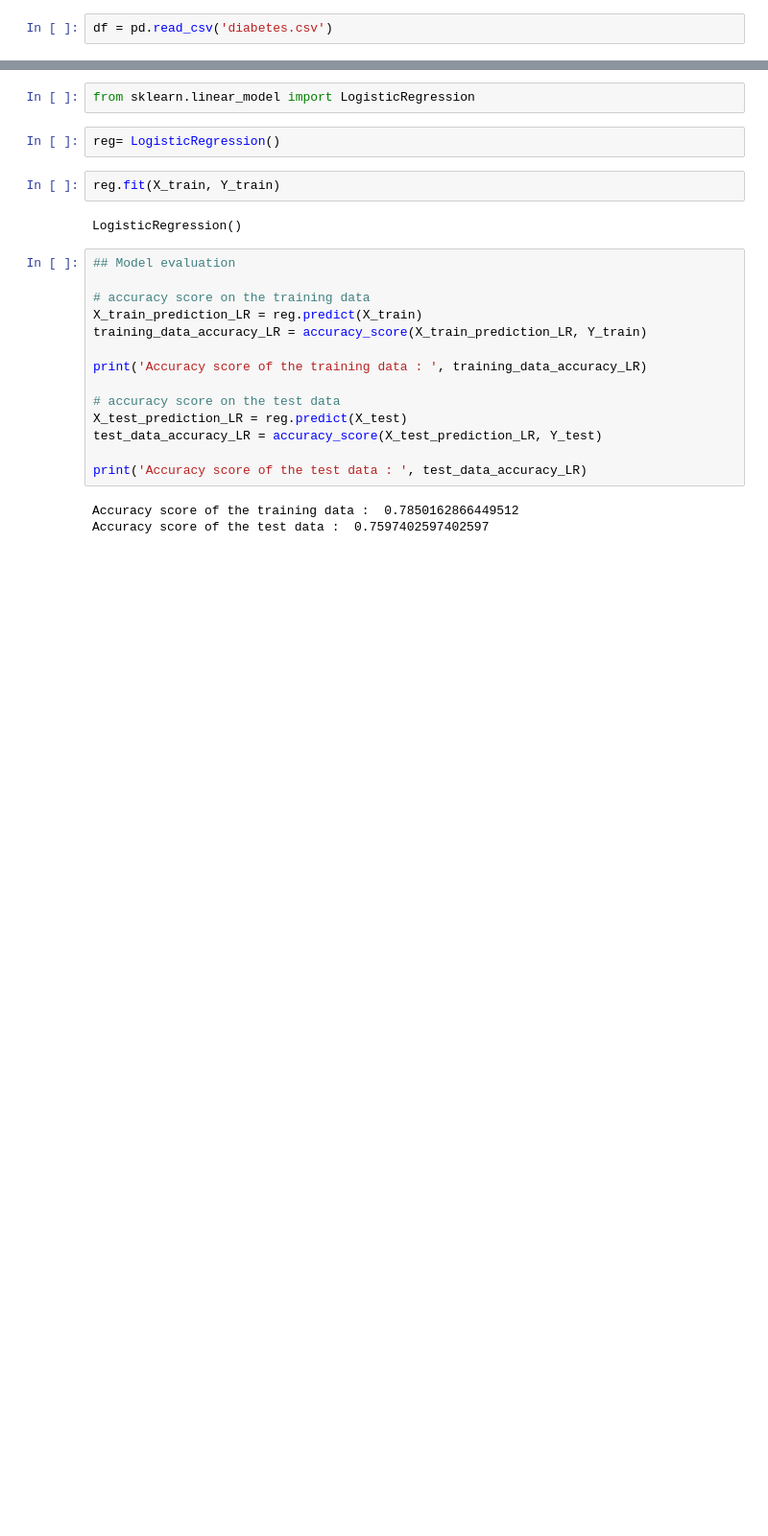
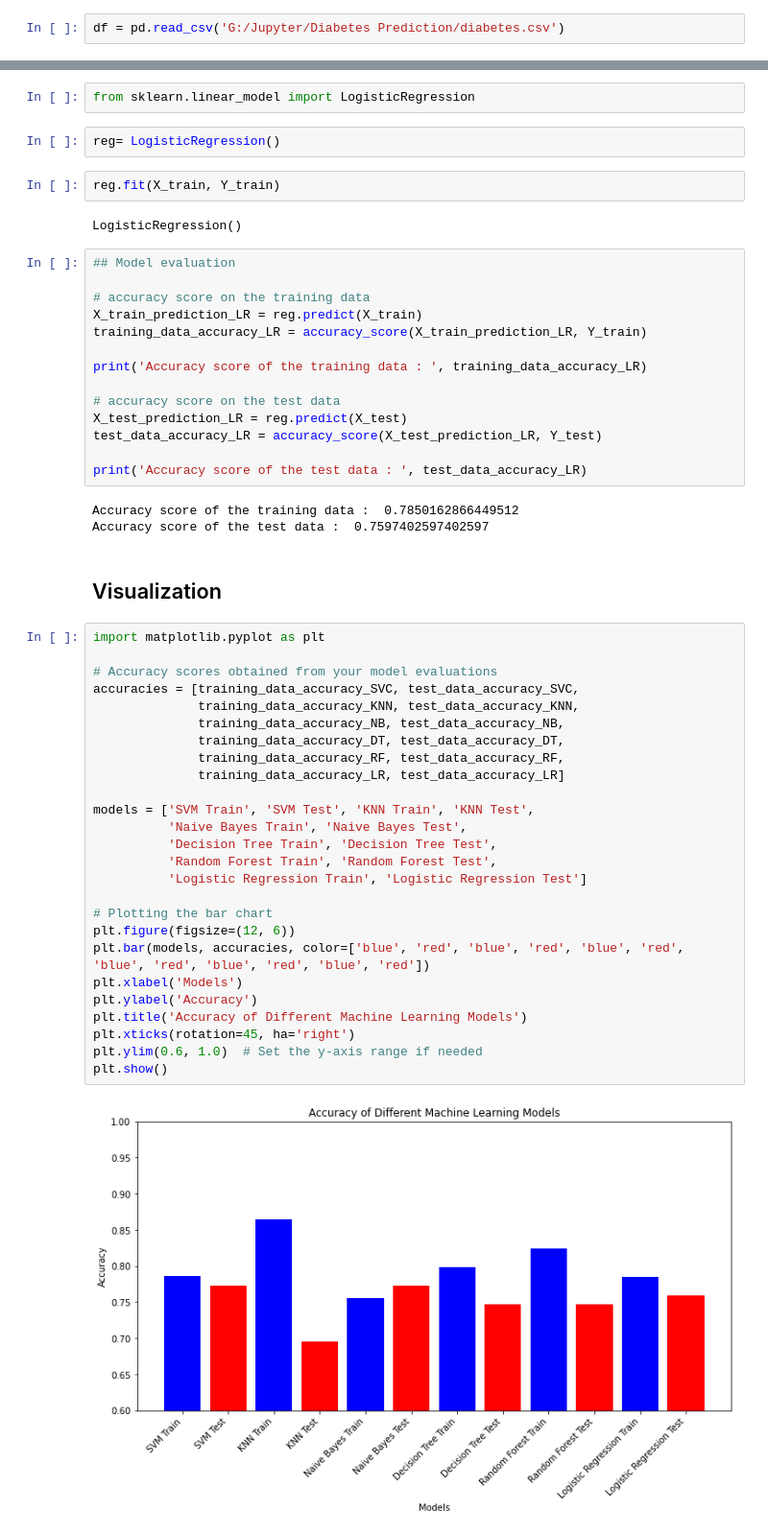
Before and after one commit to sadiamhjbn/Diabetes-Prediction, a Jupyter notebook: Diabetes Prediction.ipynb, the cells around one changed output, grey strips where cells are left out. Shown at 96% size. Saved outputs shown, nothing was run; the diff lists cells and outputs as text; blank space fills up the shorter version.

```diff
--- a/Diabetes Prediction.ipynb
+++ b/Diabetes Prediction.ipynb
@@ -10,7 +10,7 @@ from sklearn.metrics import accuracy_score
 # %% [markdown]
 ## load data
 # %%
-df = pd.read_csv('diabetes.csv')
+df = pd.read_csv('G:/Jupyter/Diabetes Prediction/diabetes.csv')
 # %%
 df.head()
 # %% [output]
@@ -278,3 +278,33 @@ print('Accuracy score of the test data : ', test_data_accuracy_LR)
 # %% [output]
 Accuracy score of the training data :  0.7850162866449512
 Accuracy score of the test data :  0.7597402597402597
+# %% [markdown]
+## Visualization
+# %%
+import matplotlib.pyplot as plt
+
+# Accuracy scores obtained from your model evaluations
+accuracies = [training_data_accuracy_SVC, test_data_accuracy_SVC,
+              training_data_accuracy_KNN, test_data_accuracy_KNN,
+              training_data_accuracy_NB, test_data_accuracy_NB,
+              training_data_accuracy_DT, test_data_accuracy_DT,
+              training_data_accuracy_RF, test_data_accuracy_RF,
+              training_data_accuracy_LR, test_data_accuracy_LR]
+
+models = ['SVM Train', 'SVM Test', 'KNN Train', 'KNN Test',
+          'Naive Bayes Train', 'Naive Bayes Test',
+          'Decision Tree Train', 'Decision Tree Test',
+          'Random Forest Train', 'Random Forest Test',
+          'Logistic Regression Train', 'Logistic Regression Test']
+
+# Plotting the bar chart
+plt.figure(figsize=(12, 6))
+plt.bar(models, accuracies, color=['blue', 'red', 'blue', 'red', 'blue', 'red', 'blue', 'red', 'blue', 'red', 'blue', 'red'])
+plt.xlabel('Models')
+plt.ylabel('Accuracy')
+plt.title('Accuracy of Different Machine Learning Models')
+plt.xticks(rotation=45, ha='right')
+plt.ylim(0.6, 1.0)  # Set the y-axis range if needed
+plt.show()
+# %% [output]
+[figure, added]
```
